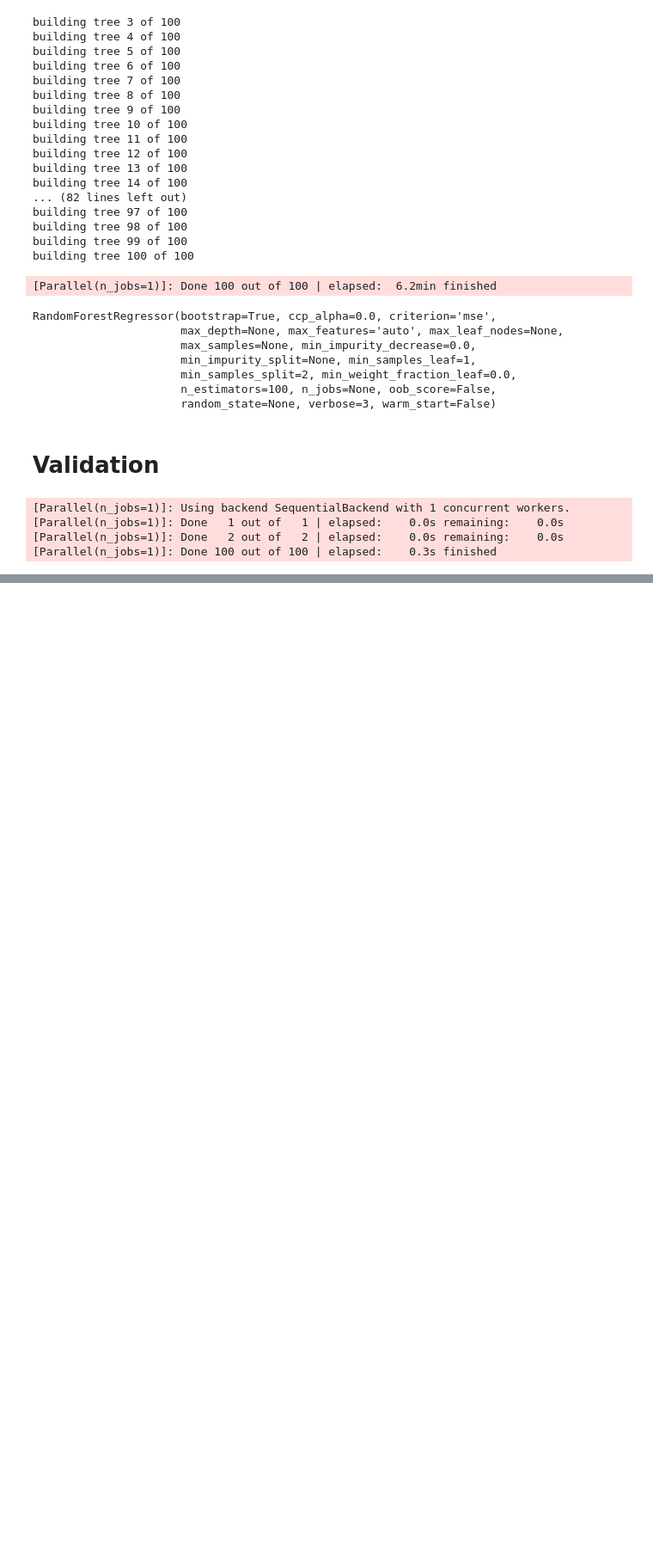
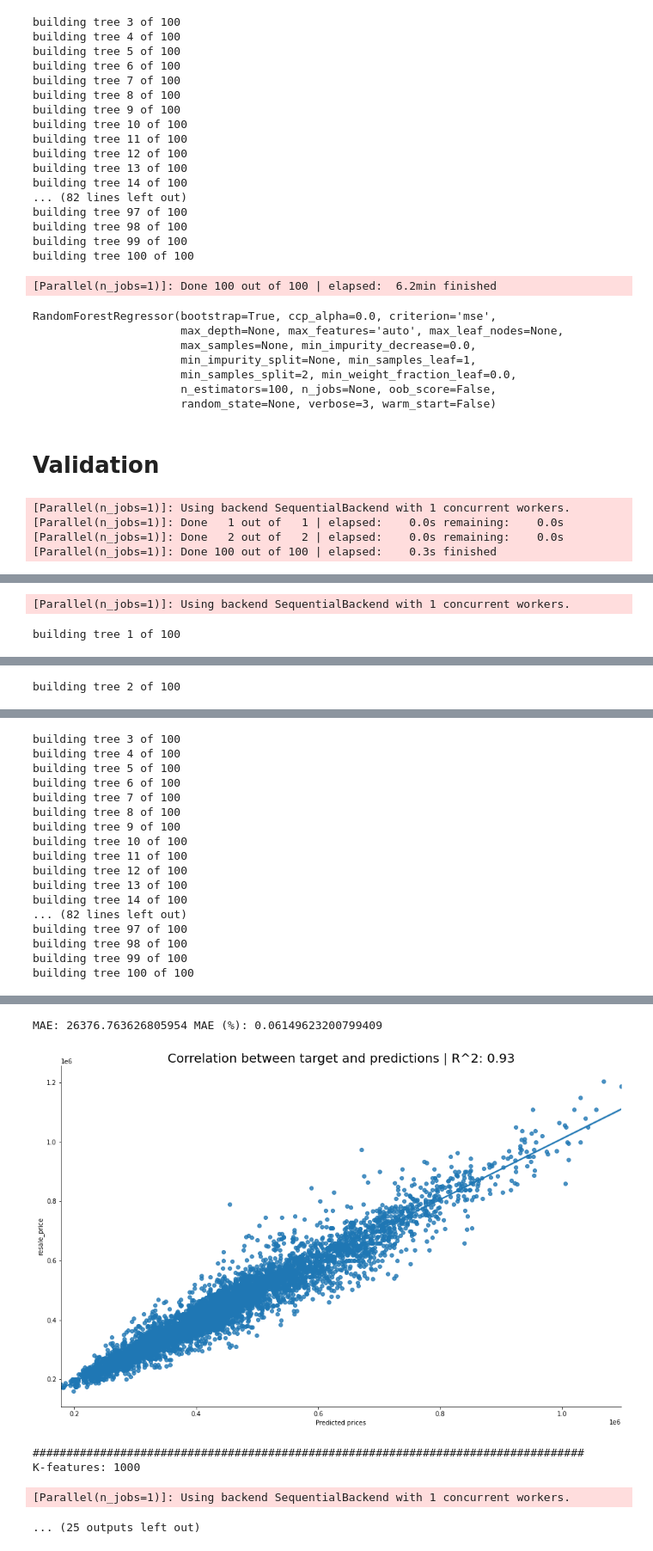
Before and after one commit to JasmineOuO/singapore-hdb-price-prediction, a Jupyter notebook: src/random-forest-regressor-v2.3.ipynb, the cells around one changed output, grey strips where cells are left out. Shown: that part at 86% size. Drawn from its saved outputs; the diff is of its cells as text; code cells hidden in the pictures; blank space fills up the shorter version.

Commit message:
Updated feature selection and hp tuning

```diff
--- a/src/random-forest-regressor-v2.3.ipynb
+++ b/src/random-forest-regressor-v2.3.ipynb
@@ -174,0 +213,54 @@ sns.regplot(test_predictions, test_y)
+# %%
+def train_test_split(X):
+    train_split = 0.8
+    validation_split = 0.1
+    test_split = 0.1
+
+
+
+    train_X = X[:round(len(data)*train_split),:]
+    train_y = y[:round(len(data)*train_split)]
+
+    validation_X = X[round(len(data)*train_split):round(len(data)*train_split + len(data)*validation_split),:]
+    validation_y = y[round(len(data)*train_split):round(len(data)*train_split + len(data)*validation_split)]
+
+
+    test_X = X[round(len(data)*train_split + len(data)*validation_split):,:]
+    test_y = y[round(len(data)*train_split + len(data)*validation_split)]
+
+    return train_X, train_y, validation_X, validation_y, test_X, test_y
+# %%
+for k_features in [X.shape[1],1000, 100, 10]:
+    print("K-features:", k_features)
+
+    X_new = SelectKBest(f_regression, k=k_features).fit_transform(X, y)
+
+    # Train, validation, and test split
+    tmp_train_X, tmp_train_y, tmp_validation_X, tmp_validation_y, tmp_test_X, tmp_test_y = train_test_split(X_new)
+
+    # Training
+    tmp_model = RandomForestRegressor(verbose=3)
+    tmp_model.fit(tmp_train_X, tmp_train_y)
+
+    # Validation
+    test_predictions = tmp_model.predict(tmp_validation_X)
+
+    mae = mean_absolute_error(y_true=tmp_validation_y, y_pred=test_predictions)
+    print("MAE:", mae, "MAE (%):", mae/np.mean(tmp_validation_y))
+
+    r2 = r2_score(y_true=tmp_validation_y, y_pred=test_predictions)
+
+    fig, ax = plt.subplots(figsize=(16, 10))
+
+    plt.title(f"Correlation between target and predictions | R^2: {round(r2, ndigits=2)}", fontsize=20)
+    plt.xlabel("Predicted prices")
+    plt.ylabel("Target prices")
+
+    ax.spines['top'].set_visible(False)
+    ax.spines['right'].set_visible(False)
+
+    sns.regplot(test_predictions, tmp_validation_y)
+    plt.show()
+
+    print("##################################################################################")
+# %% [output]
@@ -174,0 +268,2 @@ sns.regplot(test_predictions, test_y)
+[Parallel(n_jobs=1)]: Using backend SequentialBackend with 1 concurrent workers.
+building tree 1 of 100
@@ -174,0 +271 @@ sns.regplot(test_predictions, test_y)
+building tree 2 of 100
@@ -174,0 +273,17 @@ sns.regplot(test_predictions, test_y)
+building tree 3 of 100
+building tree 4 of 100
+building tree 5 of 100
+building tree 6 of 100
+building tree 7 of 100
+building tree 8 of 100
+building tree 9 of 100
+building tree 10 of 100
+building tree 11 of 100
+building tree 12 of 100
+building tree 13 of 100
+building tree 14 of 100
+... (82 lines left out)
+building tree 97 of 100
+building tree 98 of 100
+building tree 99 of 100
+building tree 100 of 100
@@ -174,0 +295,6 @@ sns.regplot(test_predictions, test_y)
+MAE: 26376.763626805954 MAE (%): 0.06149623200799409
+[figure, added]
+##################################################################################
+K-features: 1000
+[Parallel(n_jobs=1)]: Using backend SequentialBackend with 1 concurrent workers.
+... (25 outputs left out)
```
Also changed, not shown: parts of 20 cells of this notebook.
